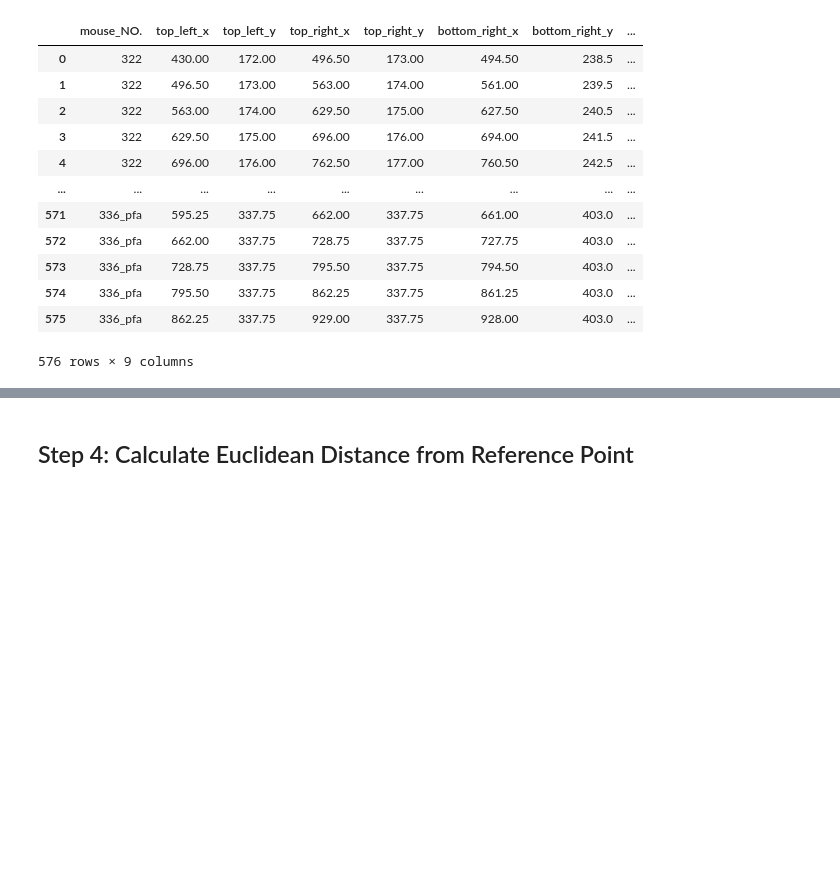
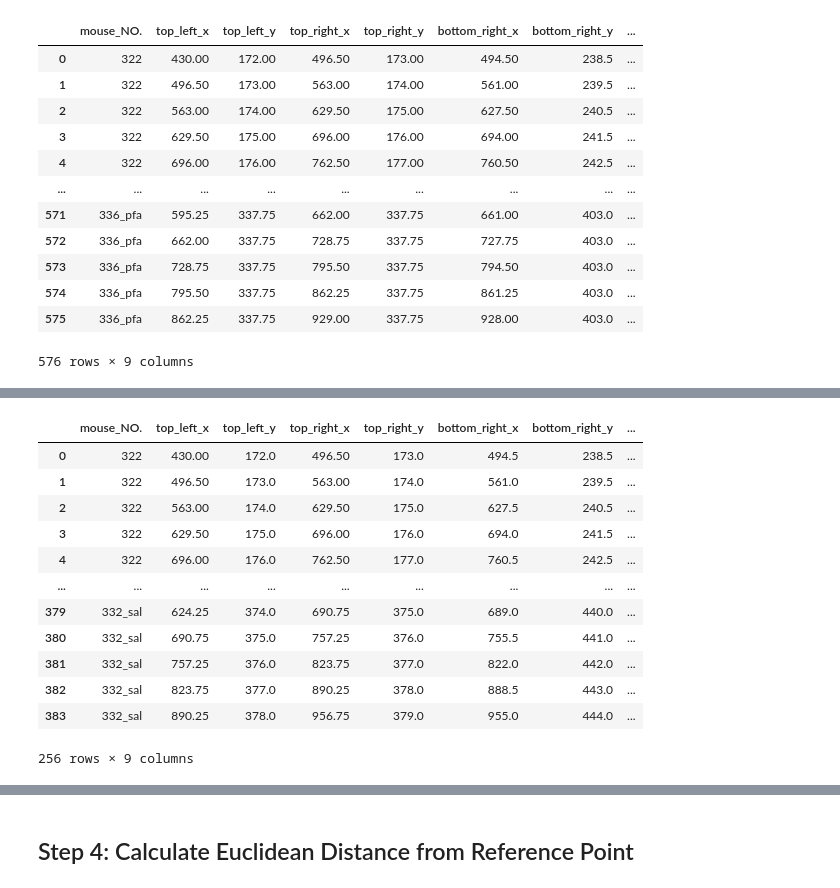
Before and after one commit to MagM00/nevian_lab, a Jupyter notebook: video_processing/DLC analysis.ipynb, the cells around one changed output, grey strips where cells are left out. Drawn from its saved outputs; the diff is of its cells as text; code cells hidden in the pictures; blank space fills up the shorter version.

```diff
--- a/video_processing/DLC analysis.ipynb
+++ b/video_processing/DLC analysis.ipynb
@@ -322,0 +256,16 @@ print("Number of points in center boxes:", center_count)
+# %%
+saline_group
+# %% [output]
+|  | mouse_NO. | top_left_x | top_left_y | top_right_x | top_right_y | bottom_right_x | bottom_right_y | ... |
+| 0 | 322 | 430.00 | 172.0 | 496.50 | 173.0 | 494.5 | 238.5 | ... |
+| 1 | 322 | 496.50 | 173.0 | 563.00 | 174.0 | 561.0 | 239.5 | ... |
+| 2 | 322 | 563.00 | 174.0 | 629.50 | 175.0 | 627.5 | 240.5 | ... |
+| 3 | 322 | 629.50 | 175.0 | 696.00 | 176.0 | 694.0 | 241.5 | ... |
+| 4 | 322 | 696.00 | 176.0 | 762.50 | 177.0 | 760.5 | 242.5 | ... |
+| ... | ... | ... | ... | ... | ... | ... | ... | ... |
+| 379 | 332_sal | 624.25 | 374.0 | 690.75 | 375.0 | 689.0 | 440.0 | ... |
+| 380 | 332_sal | 690.75 | 375.0 | 757.25 | 376.0 | 755.5 | 441.0 | ... |
+| 381 | 332_sal | 757.25 | 376.0 | 823.75 | 377.0 | 822.0 | 442.0 | ... |
+| 382 | 332_sal | 823.75 | 377.0 | 890.25 | 378.0 | 888.5 | 443.0 | ... |
+| 383 | 332_sal | 890.25 | 378.0 | 956.75 | 379.0 | 955.0 | 444.0 | ... |
+256 rows × 9 columns
```
Also changed, not shown: parts of 20 cells of this notebook.
